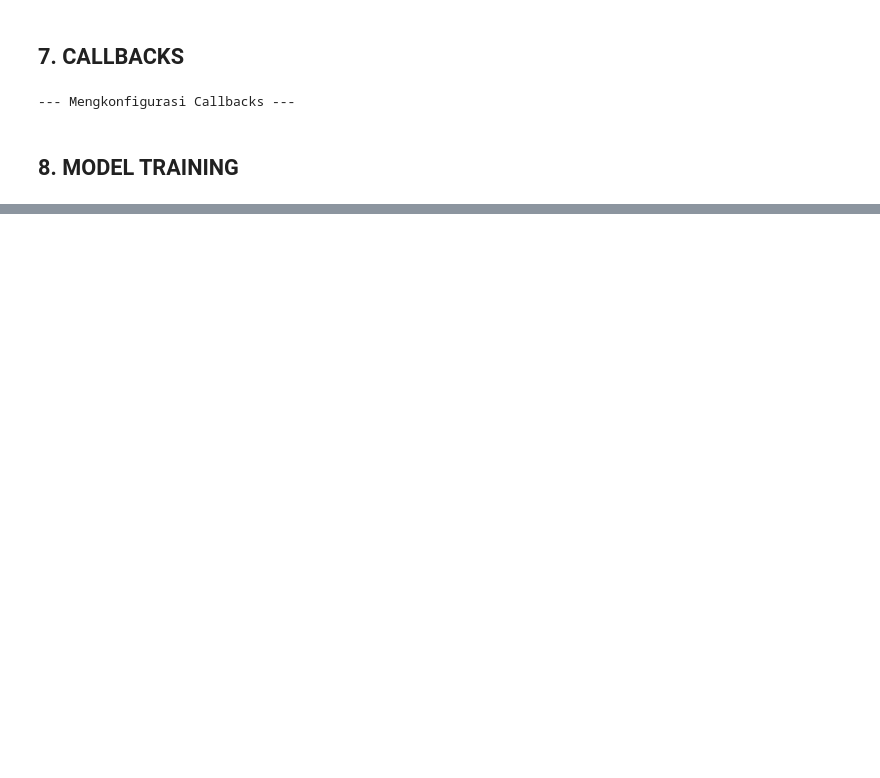
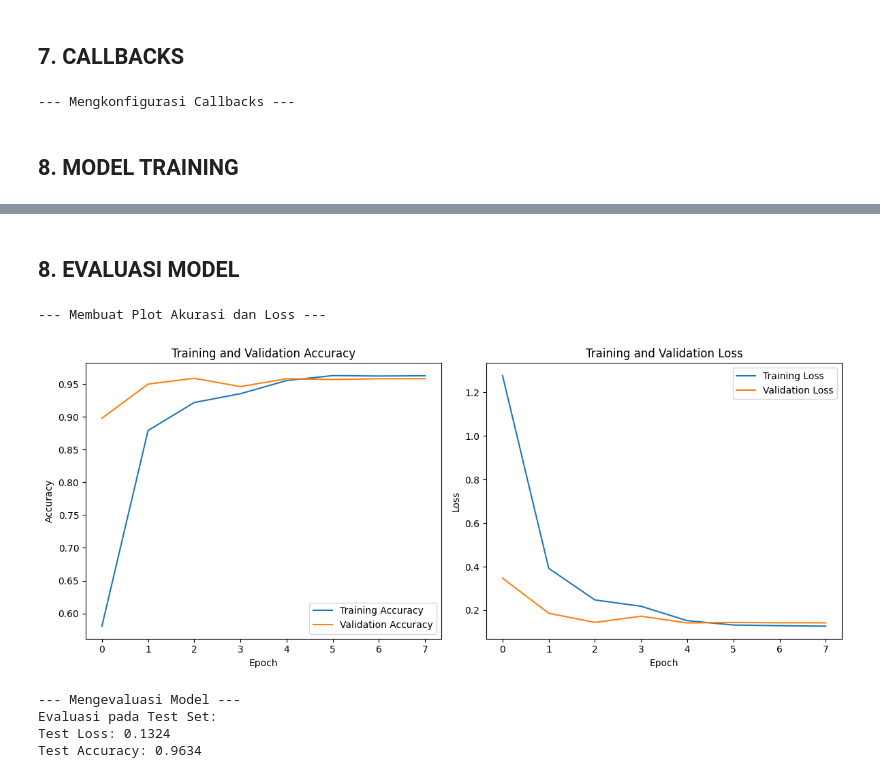
Before and after one commit to maybeitsai/scientific-image-classification, a Jupyter notebook: main.ipynb, the cells around one changed output, grey strips where cells are left out. Cells and saved outputs as stored; diff of their text form; code cells hidden in the pictures; blank space fills up the shorter version.

```diff
--- a/main.ipynb
+++ b/main.ipynb
@@ -457,10 +459,10 @@ model = Sequential([
     layers.GlobalAveragePooling2D(name="global_avg_pool"), # Mengubah output fitur menjadi vektor flat
 
     # 5. Layer Tambahan untuk Klasifikasi (Head)
-    layers.BatchNormalization(name="batch_norm_2"), # Menstabilkan & mempercepat training
-    layers.Dropout(0.3, name="dropout_1"),          # Regularisasi untuk mengurangi overfitting
+    # layers.BatchNormalization(name="batch_norm_2"), # Menstabilkan & mempercepat training
+    # layers.Dropout(0.3, name="dropout_1"),          # Regularisasi untuk mengurangi overfitting
     layers.Dense(256, activation='swish', name="dense_1"),
-    layers.BatchNormalization(name="batch_norm_3"),
+    # layers.BatchNormalization(name="batch_norm_3"),
     layers.Dropout(0.3, name="dropout_2"),
     layers.Dense(num_classes, activation='softmax', name="output_layer") # Output layer (sesuai jumlah kelas)
 ], name="ScientificImageClassifier")
@@ -564,0 +581,53 @@ Epoch 1/30
+# %% [markdown]
+## 8. EVALUASI MODEL
+# %%
+print("\n--- Membuat Plot Akurasi dan Loss ---")
+
+acc = history.history['accuracy']
+val_acc = history.history['val_accuracy']
+loss = history.history['loss']
+val_loss = history.history['val_loss']
+epochs_range = range(len(acc)) # Jumlah epoch yang dijalankan (bisa lebih sedikit dari EPOCHS jika EarlyStopping aktif)
+
+plt.figure(figsize=(12, 5))
+
+plt.subplot(1, 2, 1)
+plt.plot(epochs_range, acc, label='Training Accuracy')
+plt.plot(epochs_range, val_acc, label='Validation Accuracy')
+plt.legend(loc='lower right')
+plt.title('Training and Validation Accuracy')
+plt.xlabel('Epoch')
+plt.ylabel('Accuracy')
+
+plt.subplot(1, 2, 2)
+plt.plot(epochs_range, loss, label='Training Loss')
+plt.plot(epochs_range, val_loss, label='Validation Loss')
+plt.legend(loc='upper right')
+plt.title('Training and Validation Loss')
+plt.xlabel('Epoch')
+plt.ylabel('Loss')
+
+plt.tight_layout()
+plt.show()
+# %% [output]
+--- Membuat Plot Akurasi dan Loss ---
+[figure, added]
+# %%
+print("\n--- Mengevaluasi Model ---")
+
+# Muat model terbaik yang disimpan oleh ModelCheckpoint (jika EarlyStopping tidak restore_best_weights=True)
+# Jika restore_best_weights=True di EarlyStopping, model sudah memiliki bobot terbaik.
+# Jika tidak, atau untuk kepastian:
+# print("Memuat model terbaik dari checkpoint...")
+# model = keras.models.load_model(checkpoint_path) # Pastikan path benar
+
+# Evaluasi pada Test Set (Data yang belum pernah dilihat model)
+print("Evaluasi pada Test Set:")
+loss, accuracy = model.evaluate(test_ds, verbose=0)
+print(f"Test Loss: {loss:.4f}")
+print(f"Test Accuracy: {accuracy:.4f}")
+# %% [output]
+--- Mengevaluasi Model ---
+Evaluasi pada Test Set:
+Test Loss: 0.1324
+Test Accuracy: 0.9634
```
Also changed, not shown: parts of 11 cells of this notebook, 1 other file.
